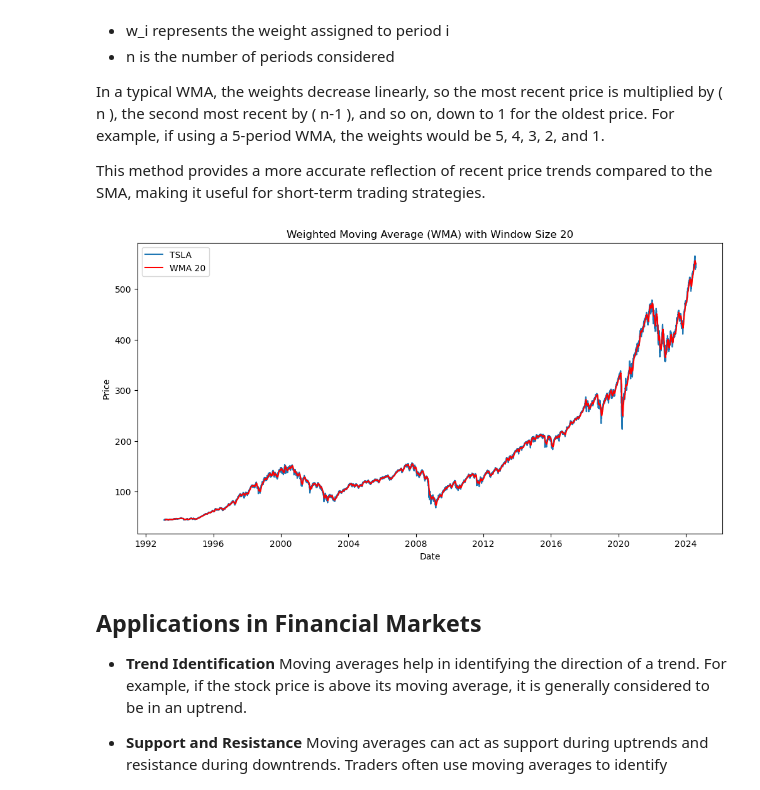
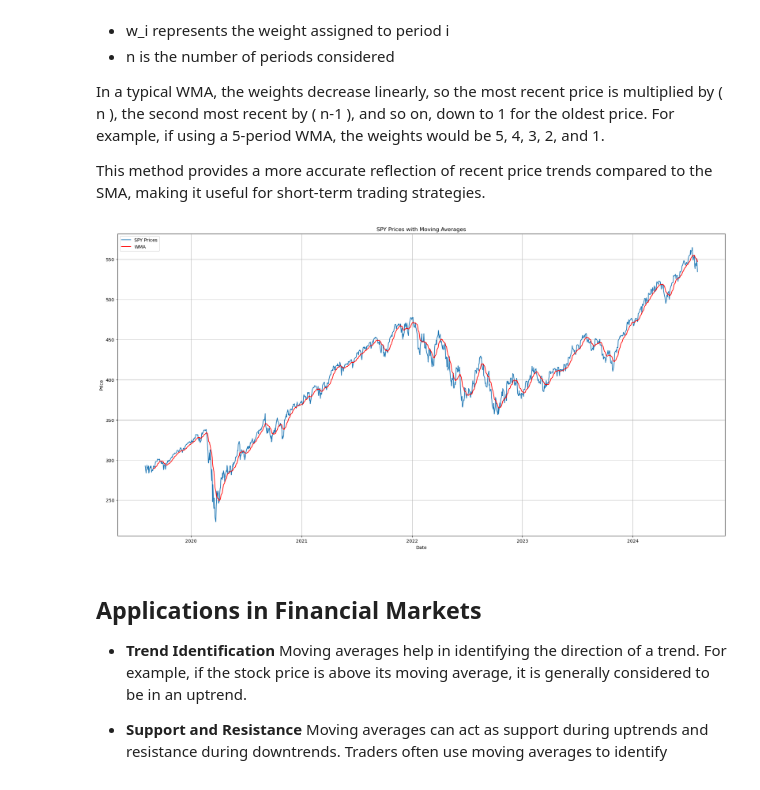
Before and after one commit to ignaciopericet/Data-Filtering-, a Jupyter notebook: Moving_Averages.ipynb, the cells around one changed output. Saved outputs shown, nothing was run; the diff lists cells and outputs as text; code cells hidden in the pictures.

```diff
--- a/Moving_Averages.ipynb
+++ b/Moving_Averages.ipynb
@@ -30,27 +32,3 @@ A Simple Moving Average (SMA) is a statistical measure used in financial analysi
 SMA = frac{\sum_{i=1}^{n} P_i}{n}
 
 where P_i represents the price at each period i and n is the number of periods considered.
-# %%
-# Fetching the historical data for Broadcom (SPY) as an example
-ticker = 'SPY'
-data = yf.download(ticker, period='max')
-prices = data['Close']
-
-## Simple Moving Average (SMA)
-"""
-The Simple Moving Average (SMA) is the unweighted mean of the previous n data points. It is the most basic form of moving average used in time series analysis.
-"""
-
-### Calculation
-window_size = 20
-sma = prices.rolling(window=window_size).mean()
-
-### Plotting
-plt.figure(figsize=(12, 6))
-plt.plot(prices.index, prices, label='TSLA')
-plt.plot(sma.index, sma, label=f'SMA {window_size}', color='orange')
-plt.title(f'AVGO Historical data with SMA {window_size} periods')
-plt.xlabel('Date')
-plt.ylabel('Price')
-plt.legend()
-plt.show()
@@ -114,31 +111,17 @@ In a typical WMA, the weights decrease linearly, so the most recent price is mul
 
 This method provides a more accurate reflection of recent price trends compared to the SMA, making it useful for short-term trading strategies.
 # %%
-## Weighted Moving Average (WMA)
-"""
-The Weighted Moving Average (WMA) assigns a heavier weighting to more recent data points. The weights are linearly decreasing over the data points within the window.
-"""
-
-### Calculation
+# Weighted Moving Average (WMA)
 def weighted_moving_average(data, window):
     weights = np.arange(1, window + 1)
     wma = data.rolling(window).apply(lambda prices: np.dot(prices, weights) / weights.sum(), raw=True)
     return wma
 
-window_size = 20
 wma = weighted_moving_average(prices, window_size)
 
-### Plotting
-plt.figure(figsize=(12, 6))
-plt.plot(prices.index, prices, label='TSLA')
-plt.plot(wma.index, wma, label=f'WMA {window_size}', color='red')
-plt.title(f'Weighted Moving Average (WMA) with Window Size {window_size}')
-plt.xlabel('Date')
-plt.ylabel('Price')
-plt.legend()
-plt.show()
+plot_moving_averages(prices, None, None, wma, ticker)
 # %% [output]
-[figure, old version]
+[figure, new version]
 # %% [markdown]
 ## Applications in Financial Markets
 
```
Also changed, not shown: parts of 11 cells of this notebook, 2 other files.
